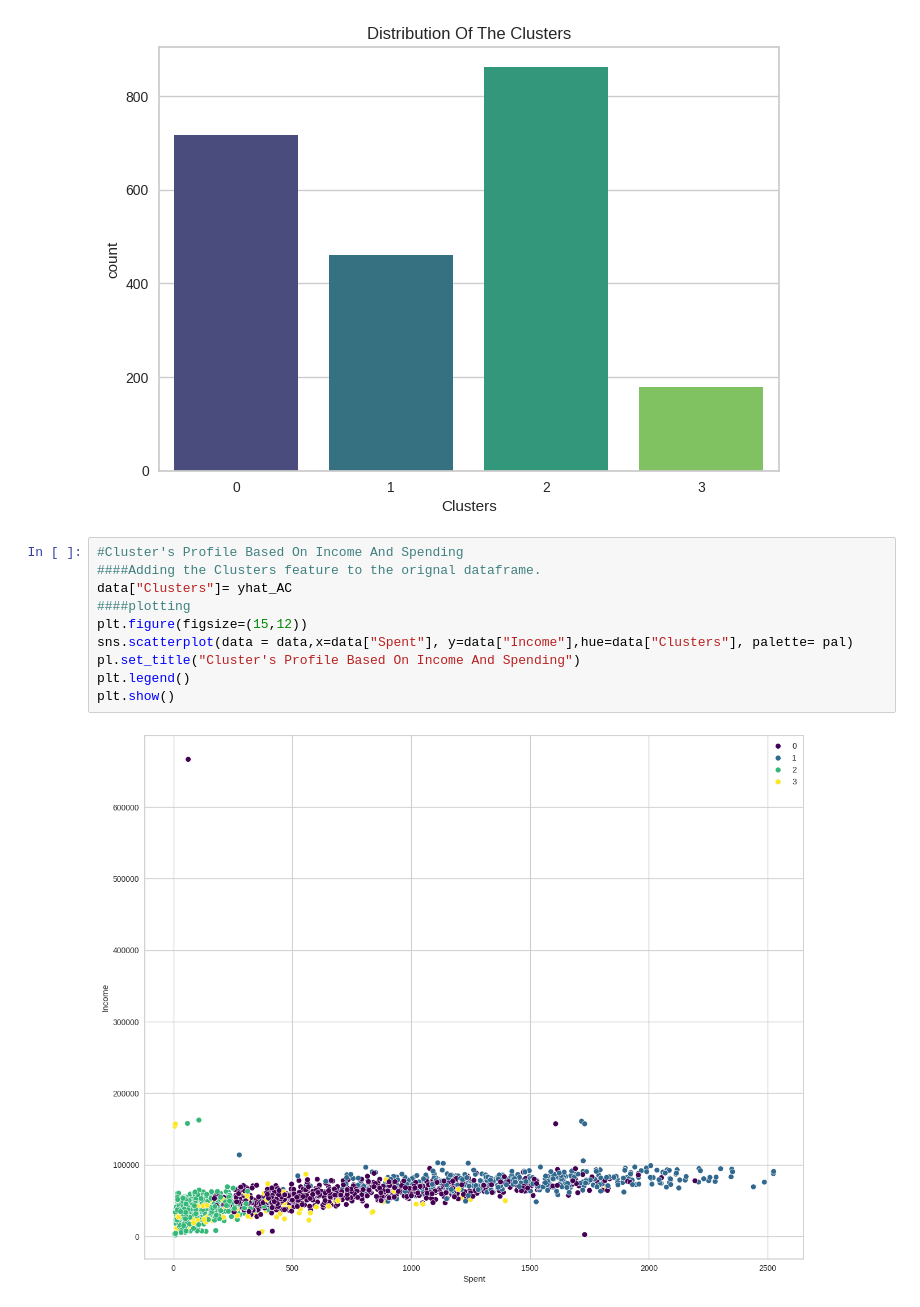
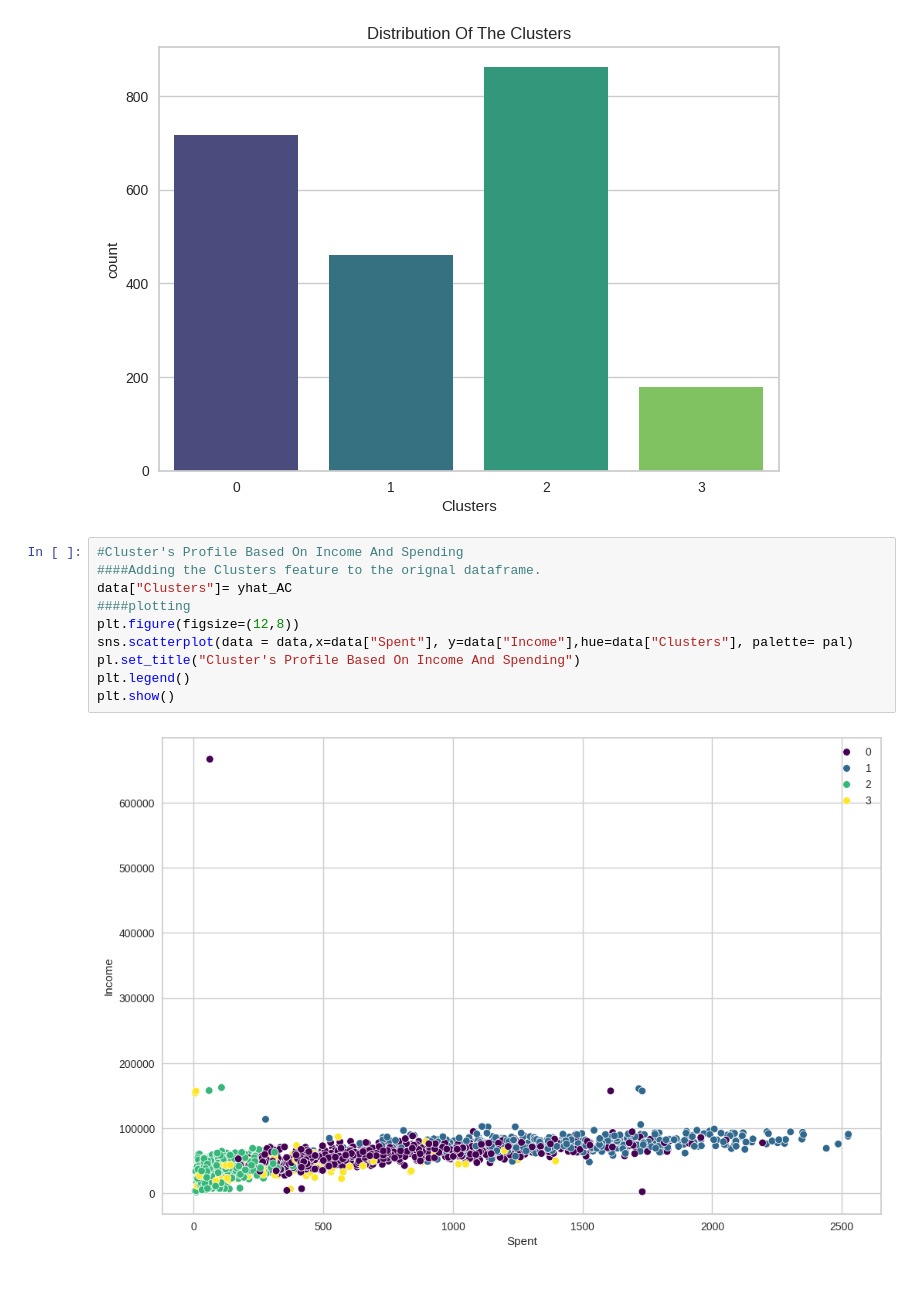
Before and after one commit to Karlajack/MachineLearning2_Advance, a Jupyter notebook: Week2_clustering_project.ipynb, the cells around one changed output. Drawn from its saved outputs; the diff is of its cells as text.

```diff
--- a/Week2_clustering_project.ipynb
+++ b/Week2_clustering_project.ipynb
@@ -242,12 +244,12 @@ plt.show()
 # %%
 #Cluster's Profile Based On Income And Spending
 ####Adding the Clusters feature to the orignal dataframe.
 data["Clusters"]= yhat_AC
 ####plotting
-plt.figure(figsize=(15,12))
+plt.figure(figsize=(12,8))
 sns.scatterplot(data = data,x=data["Spent"], y=data["Income"],hue=data["Clusters"], palette= pal)
 pl.set_title("Cluster's Profile Based On Income And Spending")
 plt.legend()
 plt.show()
 # %% [output]
-[figure, old version]
+[figure, new version]
```
Also changed, not shown: parts of 1 cell of this notebook.
